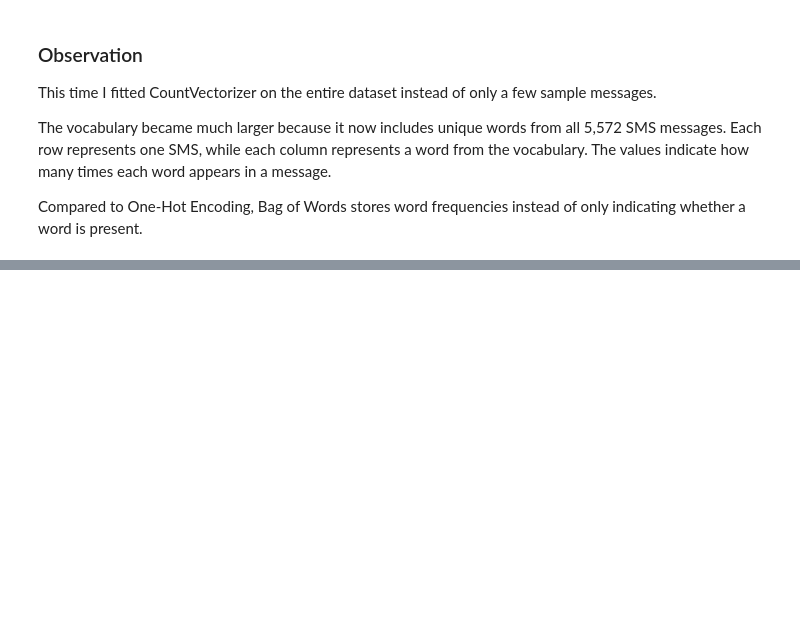
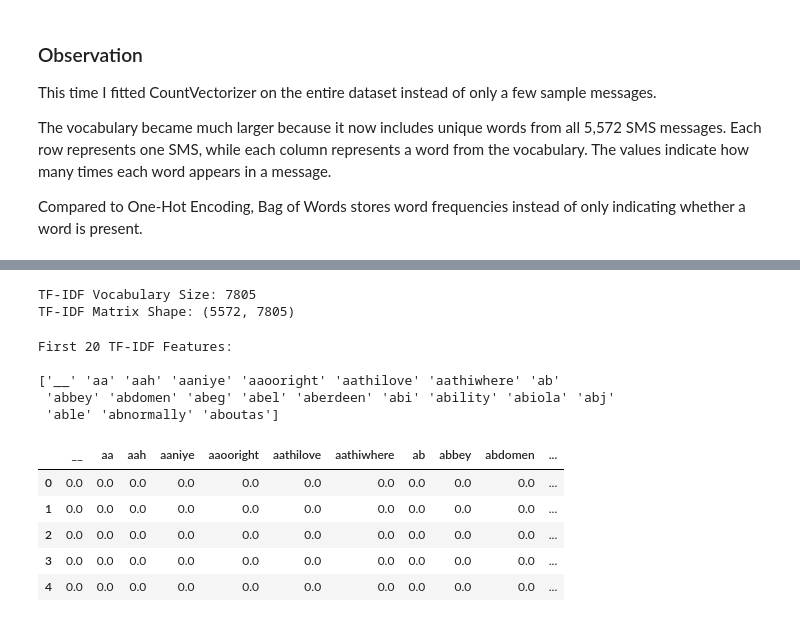
Before and after one commit to SuryanshTiwari18/GenAi-assignments, a Jupyter notebook: assignment-18/assignment_18.ipynb, the cells around one changed output, grey strips where cells are left out. Cells and saved outputs as stored; diff of their text form; code cells hidden in the pictures; blank space fills up the shorter version.

```diff
--- a/assignment-18/assignment_18.ipynb
+++ b/assignment-18/assignment_18.ipynb
@@ -341,0 +603,33 @@ Compared to One-Hot Encoding, Bag of Words stores word frequencies instead of on
+# %%
+from sklearn.feature_extraction.text import TfidfVectorizer
+tfidf = TfidfVectorizer()
+tfidf_matrix = tfidf.fit_transform(df["final_clean_text"])
+print("TF-IDF Vocabulary Size:", len(tfidf.vocabulary_))
+print("TF-IDF Matrix Shape:", tfidf_matrix.shape)
+# %% [output]
+TF-IDF Vocabulary Size: 7805
+TF-IDF Matrix Shape: (5572, 7805)
+# %%
+tfidf_features = tfidf.get_feature_names_out()
+print("First 20 TF-IDF Features:\n")
+print(tfidf_features[:20])
+# %% [output]
+First 20 TF-IDF Features:
+
+['__' 'aa' 'aah' 'aaniye' 'aaooright' 'aathilove' 'aathiwhere' 'ab'
+ 'abbey' 'abdomen' 'abeg' 'abel' 'aberdeen' 'abi' 'ability' 'abiola' 'abj'
+ 'able' 'abnormally' 'aboutas']
+# %%
+tfidf_df = pd.DataFrame(
+    tfidf_matrix[:5].toarray(),
+    columns=tfidf_features
+)
+
+tfidf_df.iloc[:, :20]
+# %% [output]
+|  | __ | aa | aah | aaniye | aaooright | aathilove | aathiwhere | ab | abbey | abdomen | ... |
+| 0 | 0.0 | 0.0 | 0.0 | 0.0 | 0.0 | 0.0 | 0.0 | 0.0 | 0.0 | 0.0 | ... |
+| 1 | 0.0 | 0.0 | 0.0 | 0.0 | 0.0 | 0.0 | 0.0 | 0.0 | 0.0 | 0.0 | ... |
+| 2 | 0.0 | 0.0 | 0.0 | 0.0 | 0.0 | 0.0 | 0.0 | 0.0 | 0.0 | 0.0 | ... |
+| 3 | 0.0 | 0.0 | 0.0 | 0.0 | 0.0 | 0.0 | 0.0 | 0.0 | 0.0 | 0.0 | ... |
+| 4 | 0.0 | 0.0 | 0.0 | 0.0 | 0.0 | 0.0 | 0.0 | 0.0 | 0.0 | 0.0 | ... |
```
Also changed, not shown: parts of 34 cells of this notebook, 1 other file.
